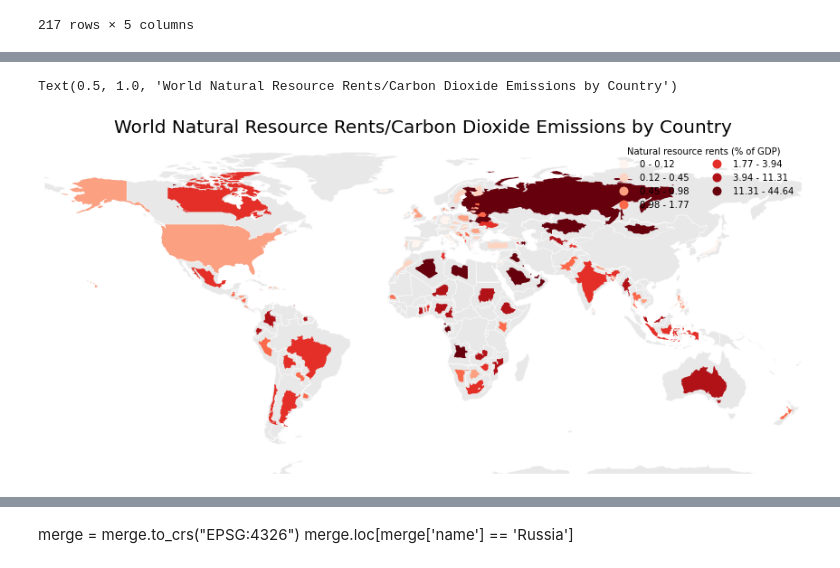
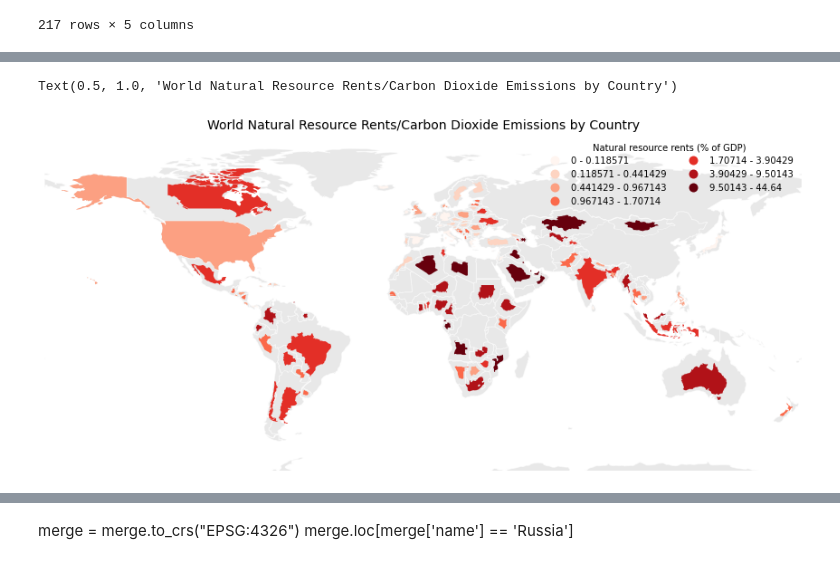
Before and after one commit to eimbloom/Test, a Jupyter notebook: CO2.ipynb, the cells around one changed output, grey strips where cells are left out. Drawn from its saved outputs; the diff is of its cells as text; code cells hidden in the pictures.

```diff
--- a/CO2.ipynb
+++ b/CO2.ipynb
@@ -66,4 +66,4 @@ merge2 = nr.merge(df2, how='left', left_on='Country Name', right_on='Region/Coun
 ##merge2.dropna(subset=['2019_x', '2018_y'], inplace=True)
 merge = geojson.merge(merge2, how='left', left_on='iso_a3', right_on='Country Code')
 merge.dropna(subset=['2019_x', '2018_y'], inplace=True)
-merge
+merge.drop(index=18, inplace=True)
@@ -84,23 +70,23 @@ merge
 # %%
 import mapclassify as mc
 import matplotlib.pyplot as plt
 
 ax = gplt.polyplot(geojson, facecolor='lightgray', projection=gcrs.PlateCarree(), alpha=0.5, edgecolor='white', figsize=(15,15))
 scheme = mc.Quantiles(merge['2019_x'], k=7)
 ##arrange into 7 equal width bins
 gplt.cartogram(
     merge, scale='2018_y', hue='2019_x',
     legend=True, legend_var='hue', legend_kwargs={'title': 'Natural resource rents (% of GDP)', 'frameon': False, 'ncol': 2},
-    limits=(0.5, 1),
+    limits=(0.5, 1), figsize=(10,10),
     cmap='Reds', ax=ax, scheme=scheme
     )
 
-plt.title("World Natural Resource Rents/Carbon Dioxide Emissions by Country", fontsize=20)
+plt.title("World Natural Resource Rents/Carbon Dioxide Emissions by Country", fontsize=14)
 ##https://residentmario.github.io/geoplot/user_guide/Customizing_Plots.html
 ##https://matplotlib.org/3.1.0/api/_as_gen/matplotlib.pyplot.legend.html
 ##https://geopandas.org/docs/user_guide/projections.html
 # %% [output]
 Text(0.5, 1.0, 'World Natural Resource Rents/Carbon Dioxide Emissions by Country')
-[figure, old version]
+[figure, new version]
 # %%
 geojson.crs
```
Also changed, not shown: parts of 6 cells of this notebook.
